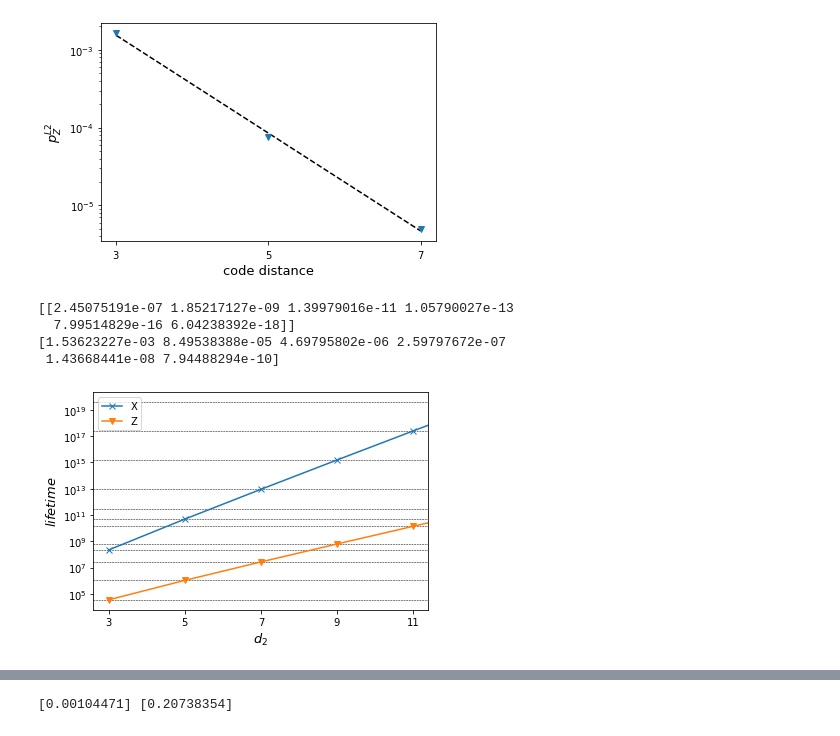
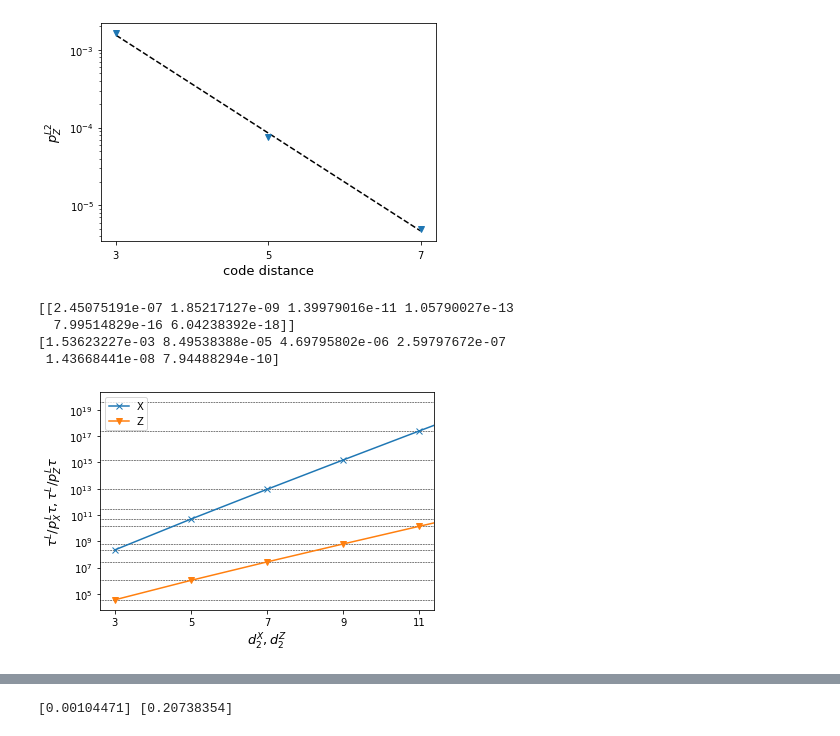
Before and after one commit to kono0924/Fujii-lab, a Jupyter notebook: surface_realistic/realistic_single_round/SWAP/csv_view.ipynb, the cells around one changed output, grey strips where cells are left out. Drawn from its saved outputs; the diff is of its cells as text; code cells hidden in the pictures.

```diff
--- a/surface_realistic/realistic_single_round/SWAP/csv_view.ipynb
+++ b/surface_realistic/realistic_single_round/SWAP/csv_view.ipynb
@@ -1107,27 +1107,27 @@ ax.set_yscale("log")
 # %%
 fig, ax = plt.subplots()
 code_distance_list = np.array([3,5,7,9,11,13])
 cm = plt.get_cmap("tab10")
 print(pL_X_3(0.0001,code_distance_list))
 print(pL_Z_3(0.0001,code_distance_list))
 ax.plot(code_distance_list, (4*3+6)*code_distance_list /pL_X_3(0.0001,code_distance_list)[0],marker='x',label="X")
 ax.plot(code_distance_list, (4*3+6)*code_distance_list /pL_Z_3(0.0001,code_distance_list),marker='v',label="Z")
 for i in range(len(code_distance_list)):
     plt.hlines([(4*3+6)*code_distance_list[i] /pL_X_3(0.0001,code_distance_list[i])[0]], 0, 12, "k", linestyles='dashed',linewidth=0.5)
     plt.hlines([(4*3+6)*code_distance_list[i] /pL_Z_3(0.0001,code_distance_list[i])[0]], 0, 12, "k", linestyles='dashed',linewidth=0.5)
-ax.set_xlabel(r"$d_2$", fontsize=13)
-ax.set_ylabel(r'$lifetime$', fontsize=13)
+ax.set_xlabel(r"$d_2^X, d_2^Z$", fontsize=13)
+ax.set_ylabel(r'$\tau^{L}/p_{X}^{L}\tau, \tau^{L}/p_{Z}^{L}\tau$', fontsize=13)
 ax.set_xticks(code_distance_list)
 ax.set_yscale("log")
 ax.set_xlim(2.6, 11.4)
 ax.legend()
 plt.show()
 # %% [output]
 [[2.45075191e-07 1.85217127e-09 1.39979016e-11 1.05790027e-13
   7.99514829e-16 6.04238392e-18]]
 [1.53623227e-03 8.49538388e-05 4.69795802e-06 2.59797672e-07
  1.43668441e-08 7.94488294e-10]
-[figure, old version]
+[figure, new version]
 # %%
 cd_list =[[3,3],[3,5],[3,7],[3,9],[5,9],[5,11],[5,13]]
 lifetime_list = np.array([])
```
Also changed, not shown: parts of 7 cells of this notebook, 3 other files.
